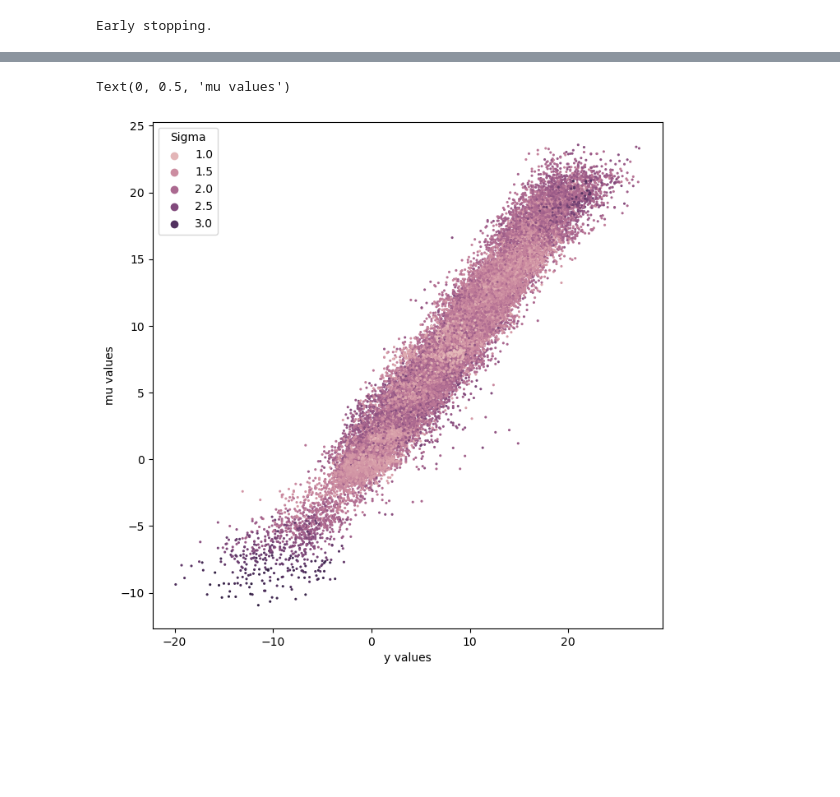
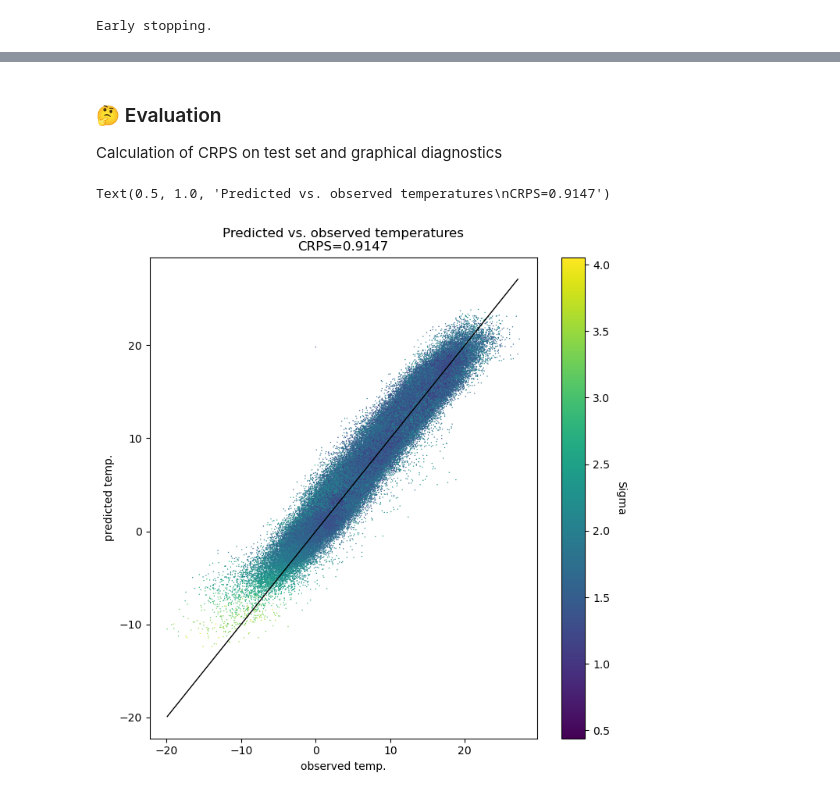
Before and after one commit to m-j-w-f/GNNPP, a Jupyter notebook: gnn/gnn_test.ipynb, the cells around one changed output, grey strips where cells are left out. Cells and saved outputs as stored; diff of their text form; code cells hidden in the pictures; blank space fills up the shorter version.

```diff
--- a/gnn/gnn_test.ipynb
+++ b/gnn/gnn_test.ipynb
@@ -393,18 +391,15 @@ import seaborn as sns
+# %% [markdown]
+### 🤔 Evaluation
+Calculation of CRPS on test set and graphical diagnostics
 # %%
-test = next(iter(valid_loader))
+test = next(iter(test_loader))
 test.to(device)
 model.eval()
 mu, sigma = model(test.x, test.edge_index)
+y = test.y
+err = crps(mu, sigma, y)
 mu = mu.detach().cpu().numpy().flatten()
 sigma = sigma.detach().cpu().numpy().flatten()
 sigma = np.abs(sigma)
-y = test.y.cpu().numpy()
+y = y.cpu().numpy()
+err = err.detach().cpu().numpy()
-# %%
-plt.figure(figsize=(8,8))
-sns.scatterplot(x=y, y=mu, hue=sigma, alpha=1, s=5, linewidth=0)
-plt.legend(title="Sigma")
-plt.xlabel('y values')
-plt.ylabel('mu values')
-# %% [output]
-Text(0, 0.5, 'mu values')
-[figure, removed]
@@ -459,0 +406,14 @@ show(layout)
+# %%
+plt.figure(figsize=(8,8))
+plt.plot(np.arange(np.min(y),np.max(y),1), np.arange(np.min(y),np.max(y),1), linewidth=1, color="black")
+plt.scatter(y, mu, c=sigma, s=1, linewidth=0, cmap="viridis")
+
+
+cbar = plt.colorbar()
+cbar.set_label('Sigma', rotation=270, labelpad=15)
+plt.xlabel('observed temp.')
+plt.ylabel('predicted temp.')
+plt.title(f"Predicted vs. observed temperatures\nCRPS={err:.4f}")
+# %% [output]
+Text(0.5, 1.0, 'Predicted vs. observed temperatures\nCRPS=0.9147')
+[figure, added]
```
Also changed, not shown: parts of 17 cells of this notebook.
